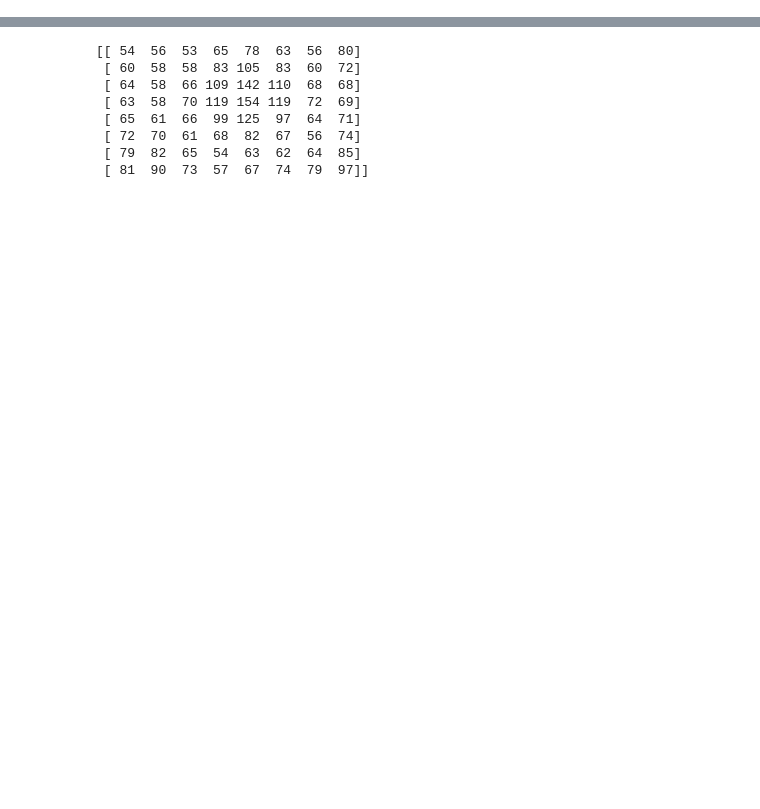
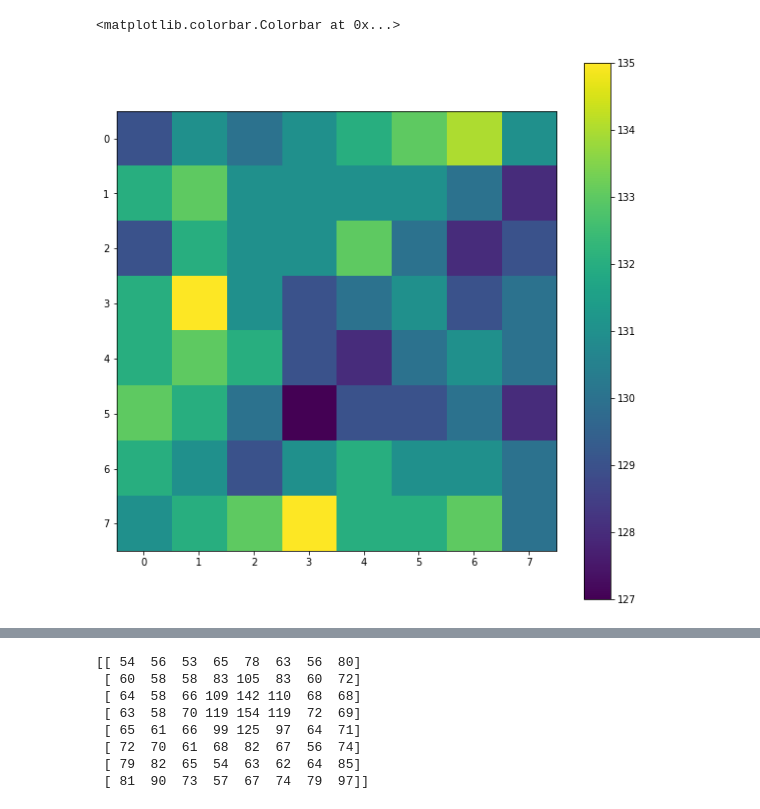
Before and after one commit to ttaburet/jpegtools, a Jupyter notebook: Samples DCT.ipynb, the cells around one changed output, grey strips where cells are left out. Saved outputs shown, nothing was run; the diff lists cells and outputs as text; code cells hidden in the pictures; blank space fills up the shorter version.

```diff
--- a/Samples DCT.ipynb
+++ b/Samples DCT.ipynb
@@ -59,3 +91,17 @@ Y= jpeg_file_double_compression[:, :, :, :, 0].reshape(jpeg_file_double_compress
+# %%
+fig = plt.figure(figsize = (10, 10))
+#plt.imshow(jpeg_file_simple_compression.toStandardView().output()[:8, :8])
+plt.imshow(JPEG(arr_spatial_RGB).RGB2YCbCr().SelectColorChannel(0).toBlocksView()\
+                                            .DCT()\
+                                            .Quantize(Q_100).Round()\
+                                            .Dequantize(Q_100).Round()\
+                                            .IDCT().Round()\
+                                            .toStandardView()\
+                                            .output()[:8, :8])
+plt.colorbar()
+# %% [output]
+<matplotlib.colorbar.Colorbar at 0x...>
+[figure, added]
 # %%
 fig, axs = plt.subplots(figsize = (10, 10), nrows = 1, ncols = 1, sharey=True, tight_layout=True)
 
```
Also changed, not shown: parts of 9 cells of this notebook, 1 other file.
